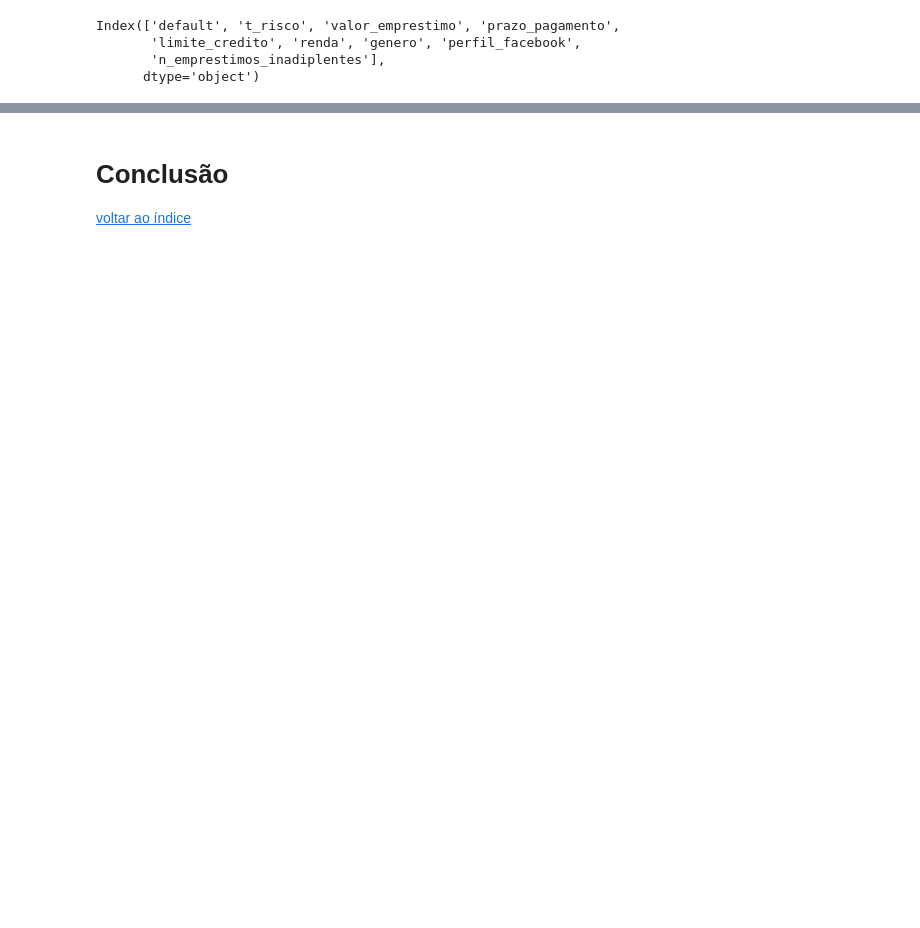
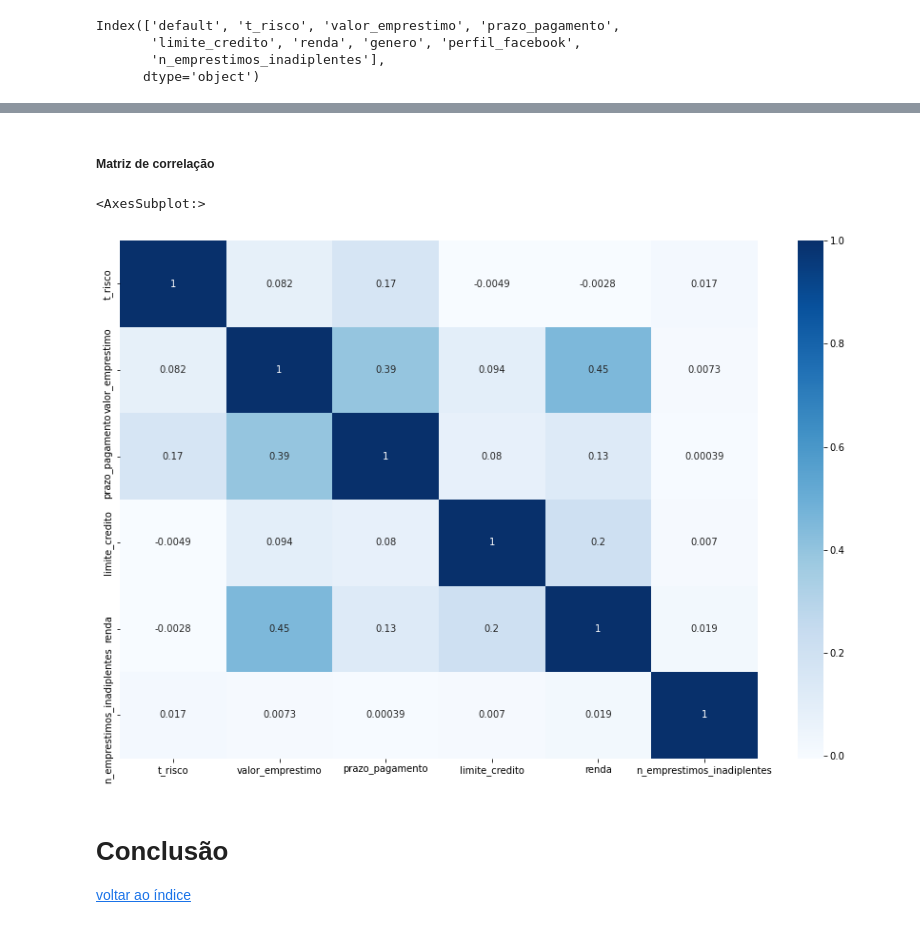
Before and after one commit to ihaveonesun/analise_descritiva_banco, a Jupyter notebook: analise_descritiva_banco_01.ipynb, the cells around one changed output, grey strips where cells are left out. Saved outputs shown, nothing was run; the diff lists cells and outputs as text; code cells hidden in the pictures; blank space fills up the shorter version.

```diff
--- a/analise_descritiva_banco_01.ipynb
+++ b/analise_descritiva_banco_01.ipynb
@@ -257,3 +292,11 @@ Index(['default', 't_risco', 'valor_emprestimo', 'prazo_pagamento',
+# %% [markdown]
+##### Matriz de correlação
+# %%
+plt.figure(figsize=(15,10))
+sns.heatmap(df_rc[numericos].corr(), annot = True, cmap = 'Blues')
+# %% [output]
+<AxesSubplot:>
+[figure, added]
 # %% [markdown]
 #  <a name="conclusao">Conclusão</a>
 [voltar ao índice](#indice)
```
Also changed, not shown: parts of 16 cells of this notebook, 1 other file.
